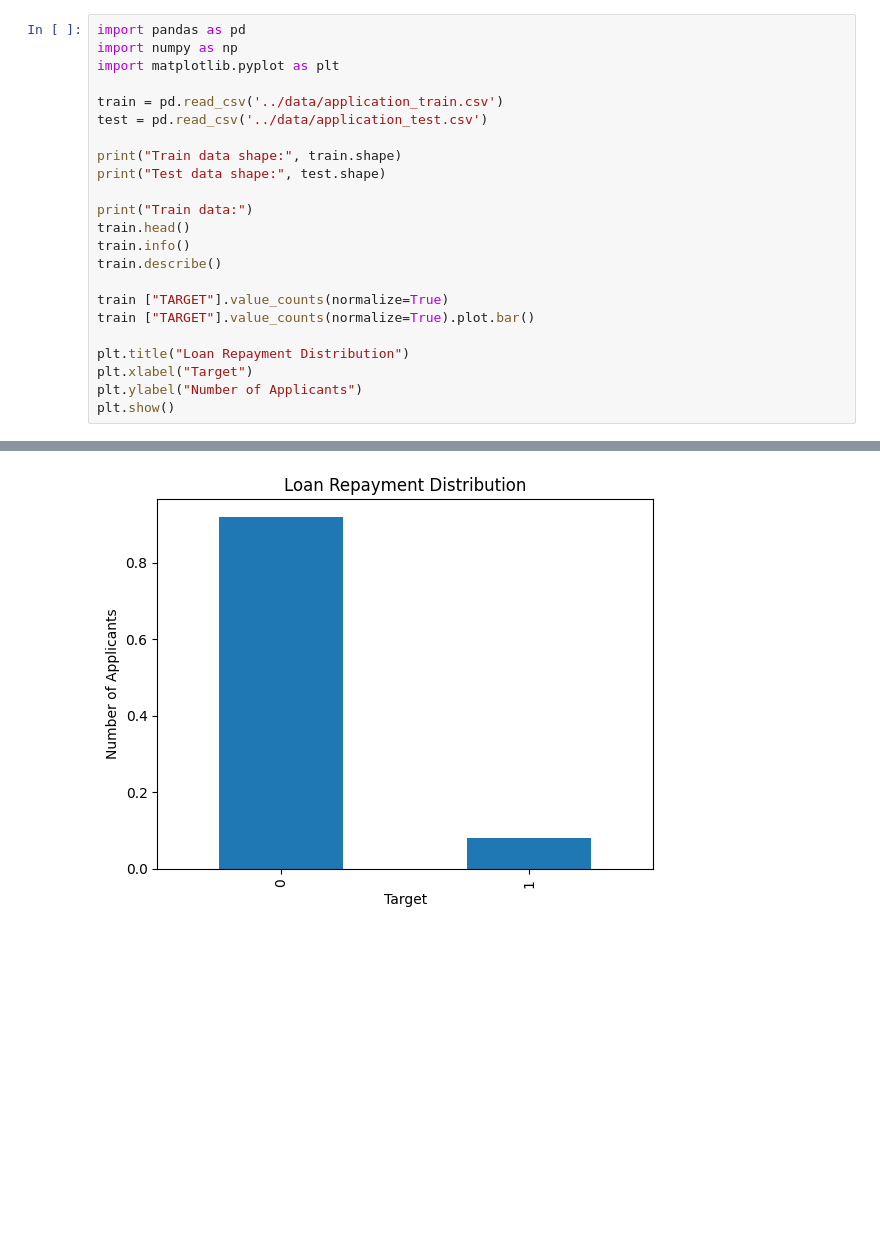
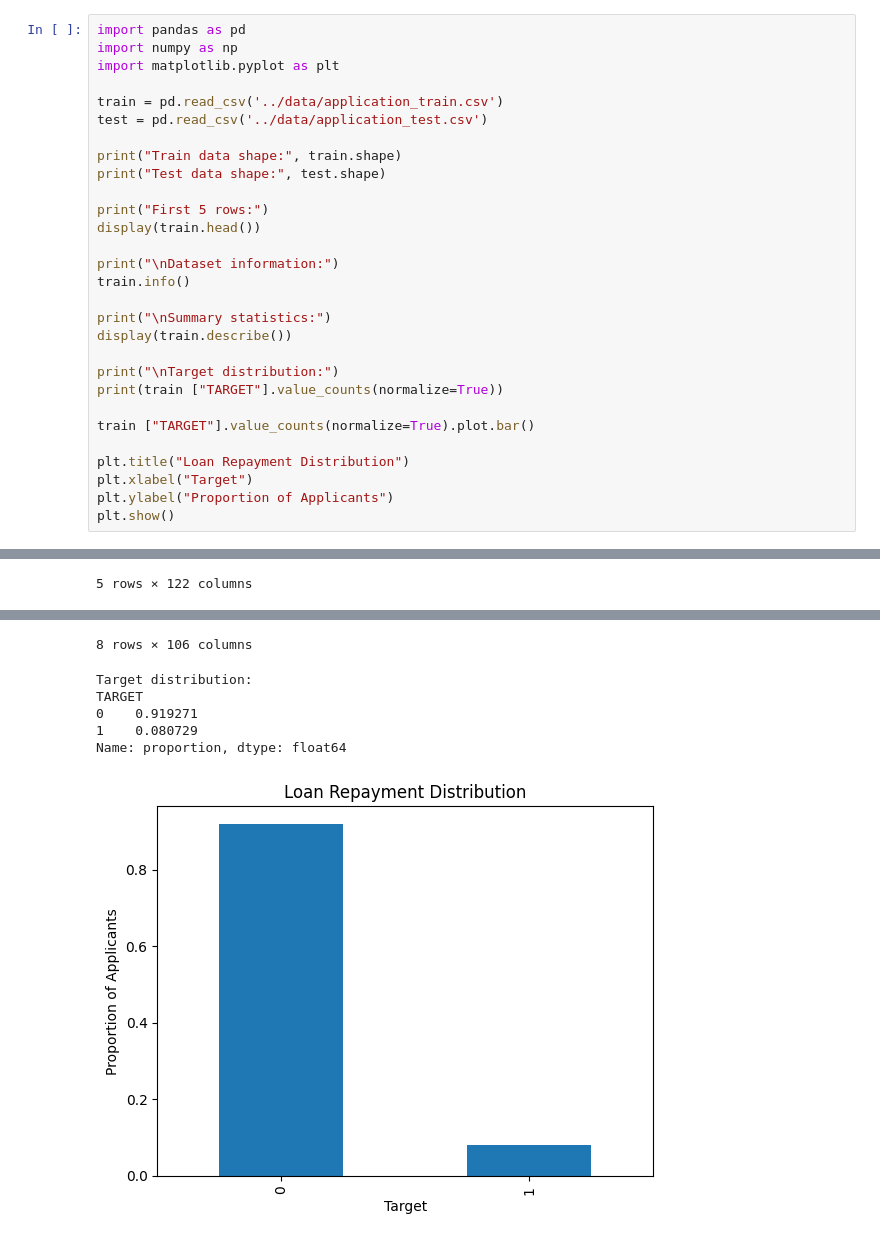
Before and after one commit to chloe-j-brady/home-credit-default-risk, a Jupyter notebook: notebooks/01_exploration.ipynb, the cells around one changed output, grey strips where cells are left out. Saved outputs shown, nothing was run; the diff lists cells and outputs as text; blank space fills up the shorter version.

Commit message:
Add exploratory data analysis

```diff
--- a/notebooks/01_exploration.ipynb
+++ b/notebooks/01_exploration.ipynb
@@ -9,17 +9,23 @@ test = pd.read_csv('../data/application_test.csv')
 print("Train data shape:", train.shape)
 print("Test data shape:", test.shape)
 
-print("Train data:")
-train.head()
+print("First 5 rows:")
+display(train.head())
+
+print("\nDataset information:")
 train.info()
-train.describe()
 
-train ["TARGET"].value_counts(normalize=True)
+print("\nSummary statistics:")
+display(train.describe())
+
+print("\nTarget distribution:")
+print(train ["TARGET"].value_counts(normalize=True))
+
 train ["TARGET"].value_counts(normalize=True).plot.bar()
 
 plt.title("Loan Repayment Distribution")
 plt.xlabel("Target")
-plt.ylabel("Number of Applicants")
+plt.ylabel("Proportion of Applicants")
 plt.show()
 # %% [output]
 Train data shape: (307511, 122)
@@ -32,0 +40 @@ memory usage: 286.2 MB
+5 rows × 122 columns
@@ -33 +58,7 @@ memory usage: 286.2 MB
+8 rows × 106 columns
+Target distribution:
+TARGET
+0    0.919271
+1    0.080729
+Name: proportion, dtype: float64
-[figure, old version]
+[figure, new version]
```
Also changed, not shown: parts of 17 cells of this notebook.
